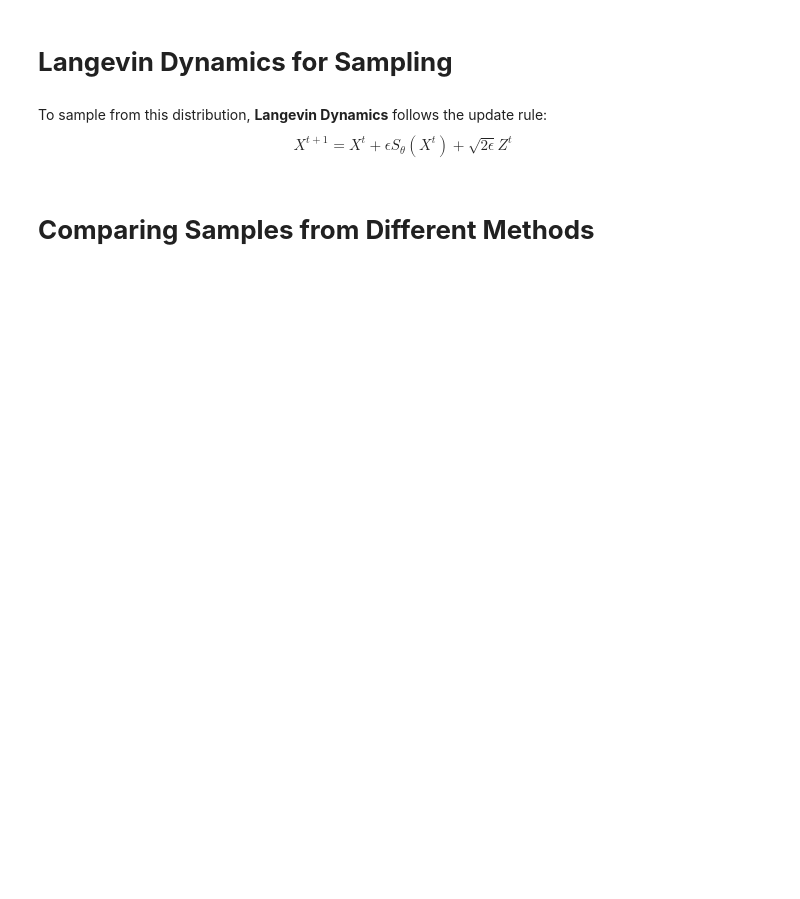
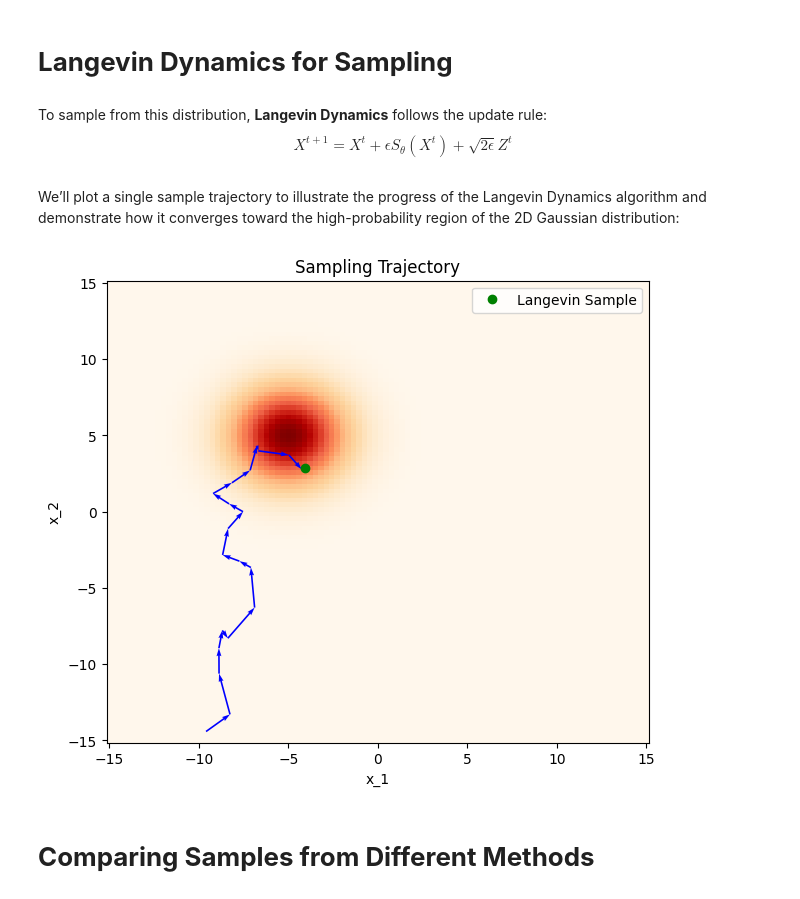
Before and after one commit to erfan-f/Data-Science-Course, a Jupyter notebook: CA1/Q1.ipynb, the cells around one changed output. Saved outputs shown, nothing was run; the diff lists cells and outputs as text; code cells hidden in the pictures; blank space fills up the shorter version.

Commit message:
Langevin Dynamics completed

```diff
--- a/CA1/Q1.ipynb
+++ b/CA1/Q1.ipynb
@@ -99,5 +136,53 @@ To sample from this distribution, **Langevin Dynamics** follows the update rule:
 $$
 X^{t+1} = X^t + \epsilon S_\theta(X^t) + \sqrt{2\epsilon} Z^t
 $$
+# %%
+def langevin_dynamics(initial_points, mean, cov, epsilon=0.01, num_steps=1000):
+    num_points = initial_points.shape[0]
+    x = initial_points.copy()
+    trajectories = np.zeros((num_steps + 1, num_points, 2))
+    trajectories[0] = initial_points
+
+    for t in range(num_steps):
+        scores = np.array([score_function(x[i], mean, cov) for i in range(num_points)])
+        noise = np.random.normal(0, 1, size=(num_points, 2))
+        x = x + epsilon * scores + np.sqrt(2 * epsilon) * noise
+
+        trajectories[t + 1] = x
+
+    return x, trajectories
+# %% [markdown]
+We’ll plot a single sample trajectory to illustrate the progress of the Langevin Dynamics algorithm and demonstrate how it converges toward the high-probability region of the 2D Gaussian distribution:
+# %%
+np.random.seed(11)
+initial_point = np.random.uniform(-15, 15, size=(1, 2))
+final_sample, trajectory = langevin_dynamics(initial_point, mean, cov)
+
+
+x = np.linspace(-15, 15, 100)
+y = np.linspace(-15, 15, 100)
+y, x = np.meshgrid(y, x)
+z = gaussian_pdf(x, y)
+fig, ax = plt.subplots(figsize=(7, 6))
+ax.pcolormesh(x, y, z, cmap='OrRd')
+
+step = 50
+traj = trajectory[:, 0, :]
+for t in range(0, len(traj) - step, step):
+    x_start, y_start = traj[t, 0], traj[t, 1]
+    x_end, y_end = traj[t + step, 0], traj[t + step, 1]
+    ax.quiver(x_start, y_start, (x_end - x_start), (y_end - y_start),
+              color='blue', scale=1, scale_units='xy', angles='xy', width=0.003)
+
+ax.plot(final_sample[0, 0], final_sample[0, 1], marker='o', color='green', linestyle='none',
+        label='Langevin Sample')
+
+ax.set_title("Sampling Trajectory")
+ax.set_xlabel("x_1")
+ax.set_ylabel("x_2")
+ax.legend()
+plt.show()
+# %% [output]
+[figure, added]
 # %% [markdown]
 # **Comparing Samples from Different Methods**
```
Also changed, not shown: parts of 4 cells of this notebook.
